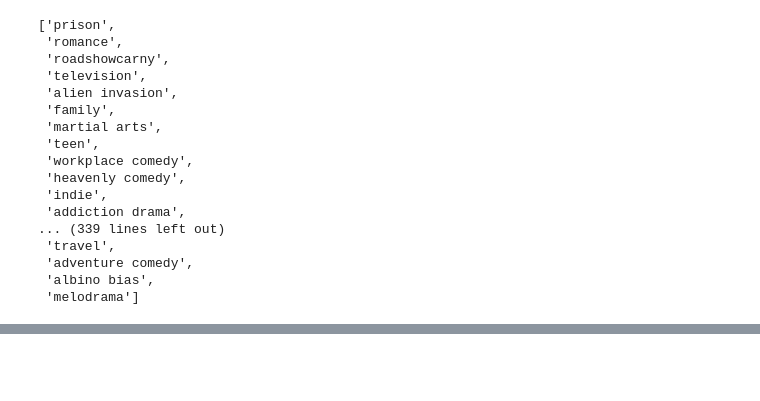
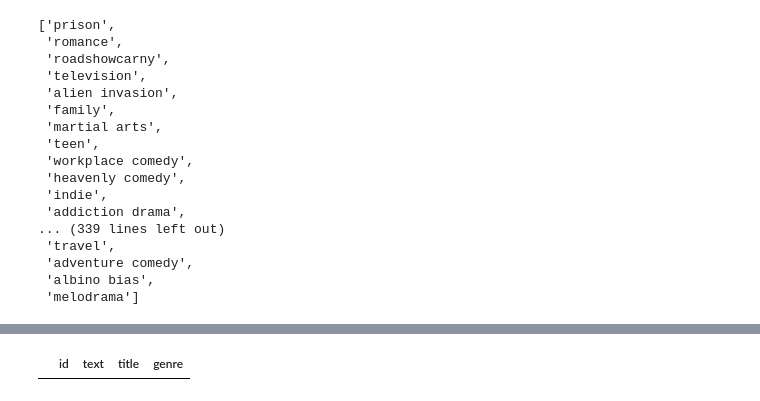
Before and after one commit to MatthiasRemta/NLP_Project, a Jupyter notebook: reducing_categories.ipynb, the cells around one changed output, grey strips where cells are left out. Saved outputs shown, nothing was run; the diff lists cells and outputs as text; code cells hidden in the pictures; blank space fills up the shorter version.

```diff
--- a/reducing_categories.ipynb
+++ b/reducing_categories.ipynb
@@ -177,0 +285,6 @@ df_clusters = pd.read_csv('Data/MovieSummaries/genre_clusters_tf-idf.csv', sep='
+# %%
+
+#locate in genre column romantic drama
+df_exploded[df_exploded['genre'] == 'romantic drama']
+# %% [output]
+|  | id | text | title | genre |
```
Also changed, not shown: parts of 15 cells of this notebook, 2 other files.
